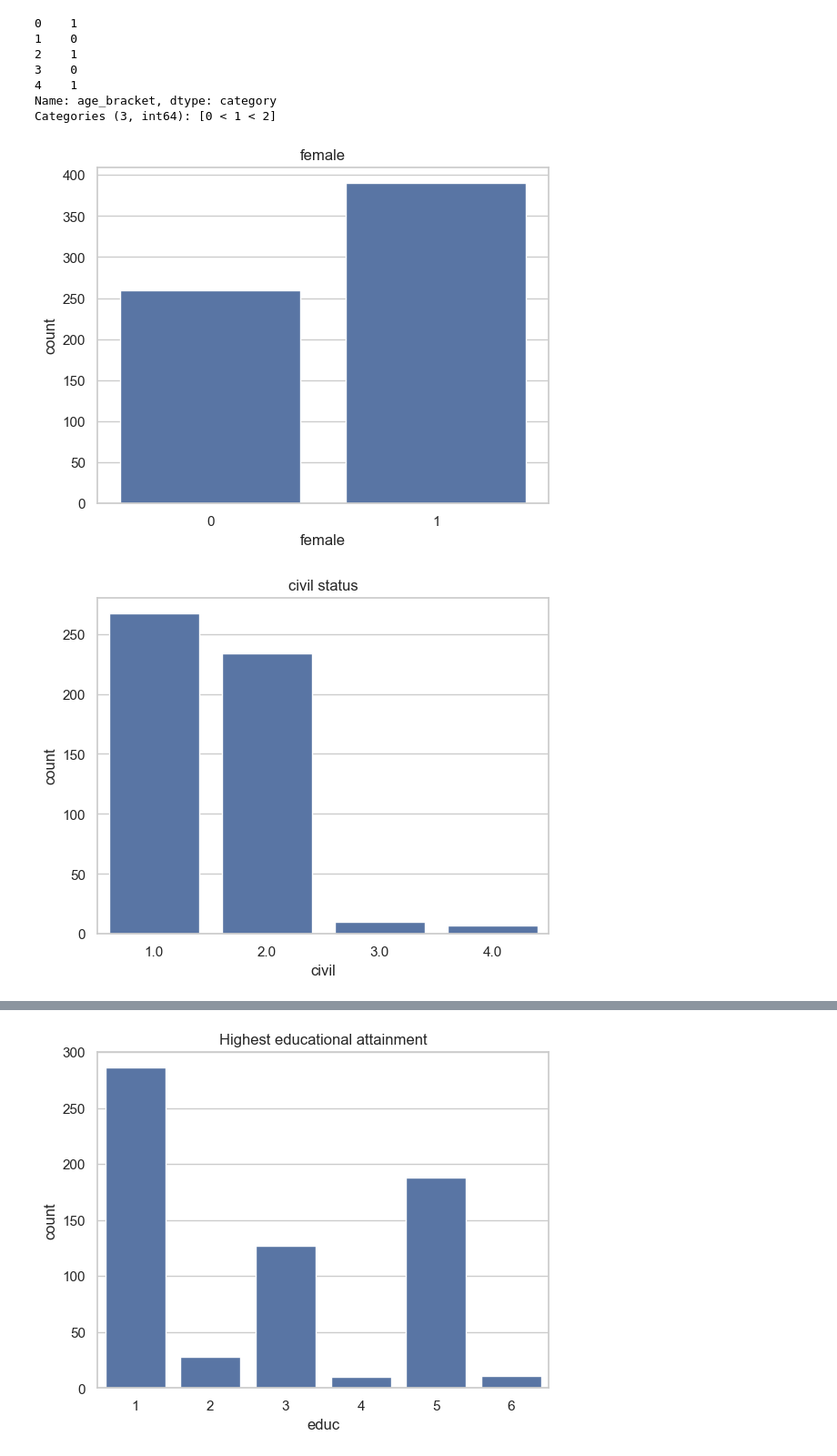
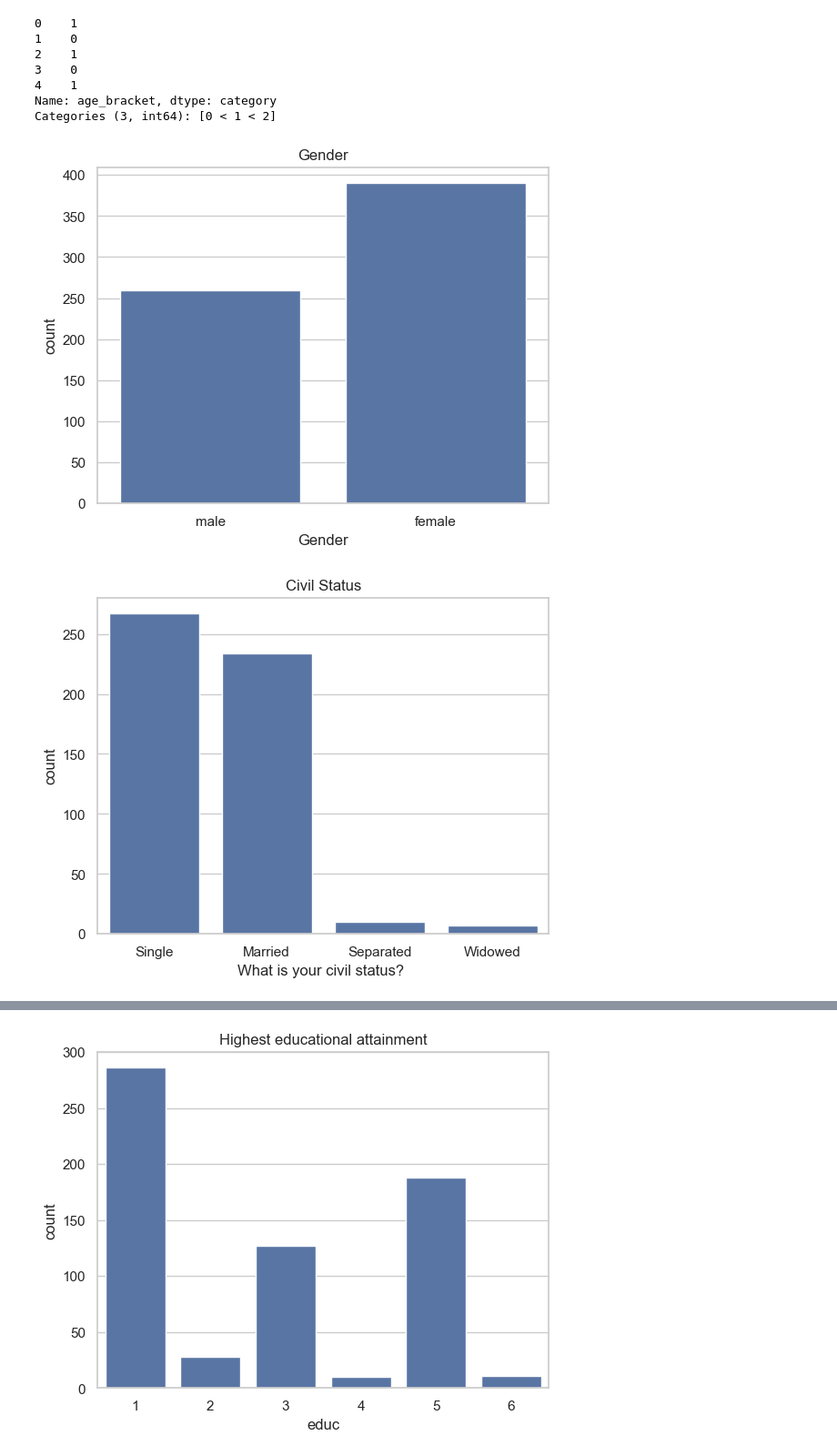
Before and after one commit to rngalvanbayer/Bayer_CPD_Digital_Conversion, a Jupyter notebook: cpd_main.ipynb, the cells around one changed output, grey strips where cells are left out. Shown at 91% size. Drawn from its saved outputs; the diff is of its cells as text; code cells hidden in the pictures.

```diff
--- a/cpd_main.ipynb
+++ b/cpd_main.ipynb
@@ -62,15 +64,28 @@ Name: age_bracket, dtype: category
 Categories (3, int64): [0 < 1 < 2]
 # %%
 cdata1['female'] = data['female']
-sns.countplot(x='female', data=cdata1)
-plt.title(label='female')
+sex_labels = ['male','female']
+sex_bins =[0,1,99]
+temp['female'] = pd.cut(cdata1['female'], bins=sex_bins, labels=sex_labels, right=False)
+sns.countplot(x='female', data=temp)
+plt.title(label='Gender')
+plt.xlabel("Gender")
+
+
+
 plt.show()
 # %% [output]
-[figure, old version]
+[figure, new version]
 # %%
 cdata1['civil'] = data['civil']
-sns.countplot(x='civil', data=cdata1)
-plt.title(label='civil status')
+
+civil_labels = ['Single','Married','Separated','Widowed']
+civil_bins =[1,2,3,4,99]
+temp['civil'] = pd.cut(cdata1['civil'], bins=civil_bins, labels=civil_labels, right=False)
+
+sns.countplot(x='civil', data=temp)
+plt.title(label='Civil Status')
+plt.xlabel("What is your civil status? ")
 plt.show()
 # %% [output]
-[figure, old version]
+[figure, new version]
```
Also changed, not shown: parts of 8 cells of this notebook, 2 other files.
